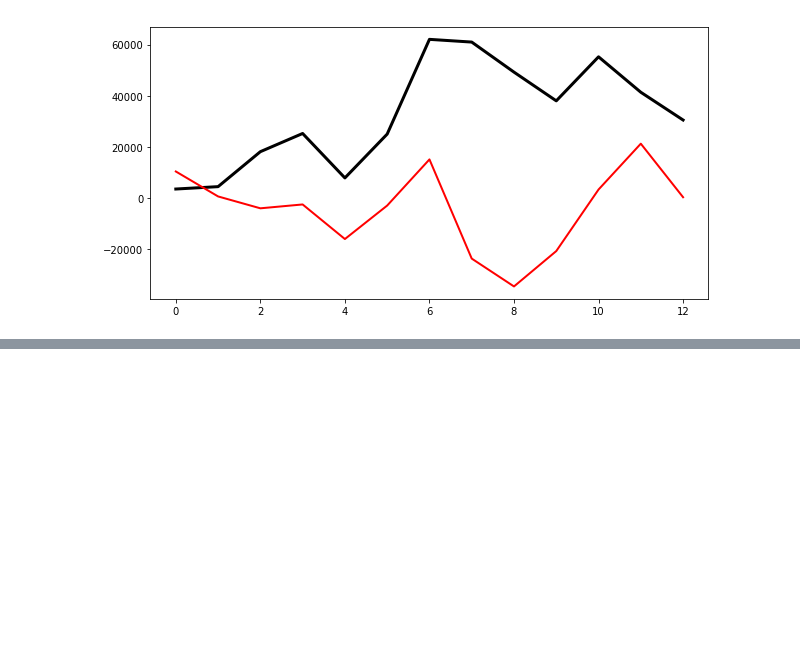
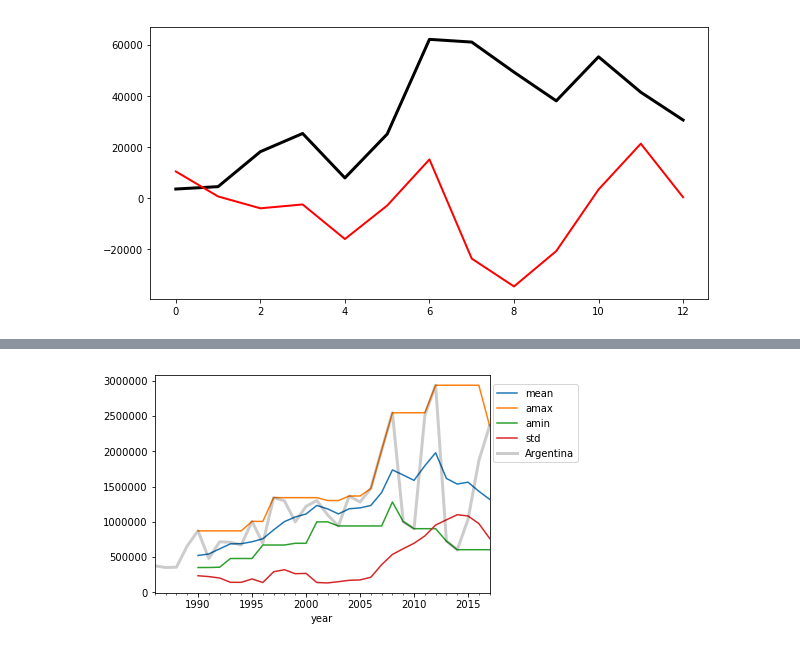
Before and after one commit to BrachyS/crop-trends, a Jupyter notebook: notebooks/exploratory-analysis-agtrade.ipynb, the cells around one changed output, grey strips where cells are left out. Saved outputs shown, nothing was run; the diff lists cells and outputs as text; code cells hidden in the pictures; blank space fills up the shorter version.

```diff
--- a/notebooks/exploratory-analysis-agtrade.ipynb
+++ b/notebooks/exploratory-analysis-agtrade.ipynb
@@ -389,6 +391,4 @@ country.head()
 | 1988-01-01 | 438.0 |
 | 1989-01-01 | 8460.0 |
 | 1990-01-01 | 3401.0 |
-# %%
-countries = wheat_wide.drop(y, axis=1)
 # %%
@@ -434,0 +453,11 @@ Summary: Baseline model performance is very poor. Next will need to do feature e
+# %%
+# Take Argentina as an example
+features = countries['Argentina'].rolling(5).aggregate([np.mean,np.max,np.min,np.std])
+argentina = countries['Argentina']
+# %%
+ax = features.plot()
+argentina.plot(ax=ax, color='k',alpha=.2, lw=3)
+ax.legend(loc=(1.01, .6))
+plt.show()
+# %% [output]
+[figure, added]
```
Also changed, not shown: parts of 31 cells of this notebook.
